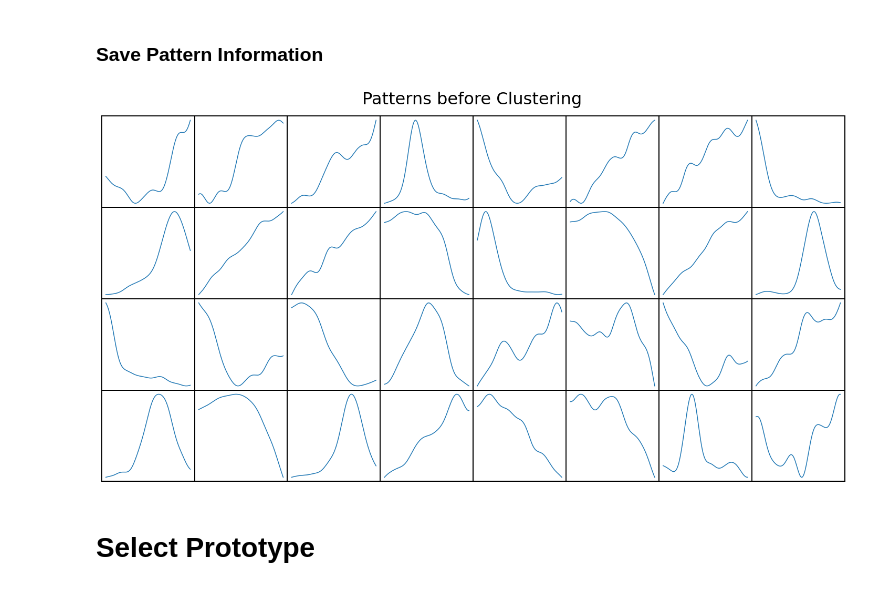
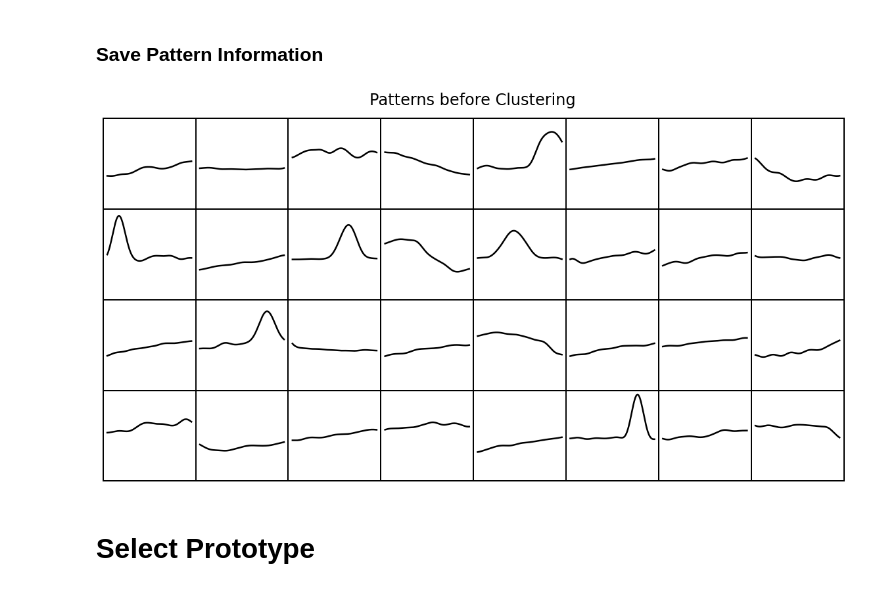
Before and after one commit to kirarenctaon/PTAP, a Jupyter notebook: PTAP_tutorial_keras.ipynb, the cells around one changed output. Cells and saved outputs as stored; diff of their text form; code cells hidden in the pictures.

```diff
--- a/PTAP_tutorial_keras.ipynb
+++ b/PTAP_tutorial_keras.ipynb
@@ -92,8 +92,7 @@ model.add(keras.layers.Dense(nb_classes, activation='softmax'))
 adam = optimizers.Adam(lr = 0.001)
 model.compile(loss = 'categorical_crossentropy', optimizer = adam, metrics = ['accuracy'])
 
-history = model.fit(trainX, trainY, batch_size = 128,
-                    epochs = 10, verbose = 1)
+history = model.fit(trainX, trainY, batch_size = 128, epochs = 5, verbose = 1)
 # %% [output]
 Epoch 1/5
 8/8 [==============================] - 9s 975ms/step - loss: 0.3171 - accuracy: 0.8534
@@ -215,27 +212,28 @@ for d_idx, output_c, p_xs in zip(data_idx, output_channel, pattern_xs):
 # %%
 subsequences = np.array([x['pattern_ys'] for x in TAP])
 display_n = 32
 
 row = int((displya_n-1)/16)+1
 column = 8
 
-fig = plt.figure(figsize=(20,row*2.5))
+fig = plt.figure(figsize=(16,row*2))
 gs = gridspec.GridSpec(row,column)
 gs.update(wspace=0, hspace=0)
 
 samples = np.random.choice(len(subsequences), display_n, replace=False)
 for i, n in enumerate(samples):
     ax = plt.subplot(gs[i])
-    ax.plot(subsequences[n])
+    ax.plot(subsequences[n], linewidth=2.5, color='black')
     ax.set_xticks([])
     ax.set_yticks([])
+    ax.set_ylim(-5,5)
     plt.setp(ax.spines.values(), linewidth=2)
 
 plt.tight_layout()
-plt.suptitle("Patterns before Clustering", y=1.05, fontsize=32)
+plt.suptitle("Patterns before Clustering", y=1.05, fontsize=24)
 plt.show()
 # %% [output]
-[figure, old version]
+[figure, new version]
 # %% [markdown]
 # Select Prototype
 # %%
```
Also changed, not shown: parts of 3 cells of this notebook.
